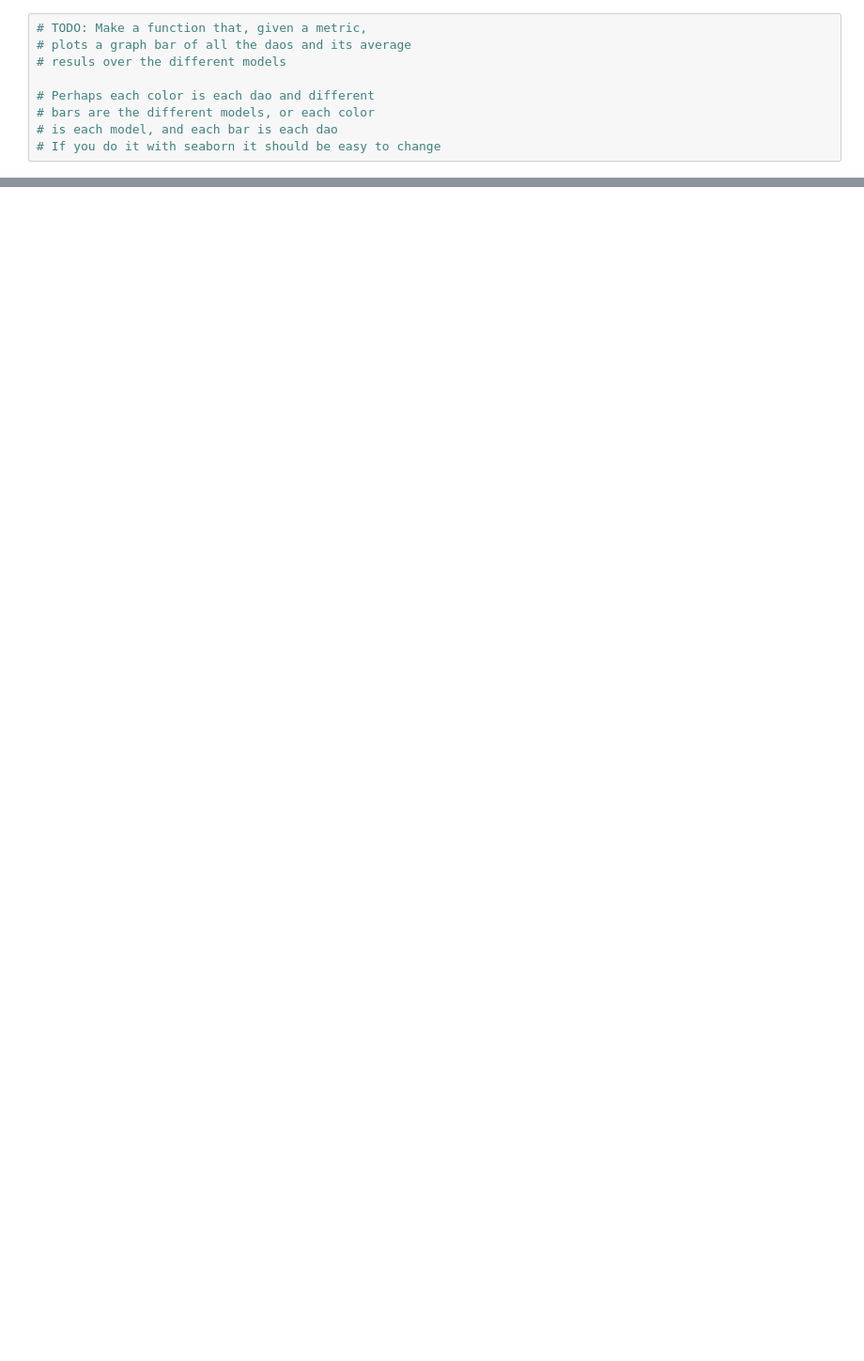
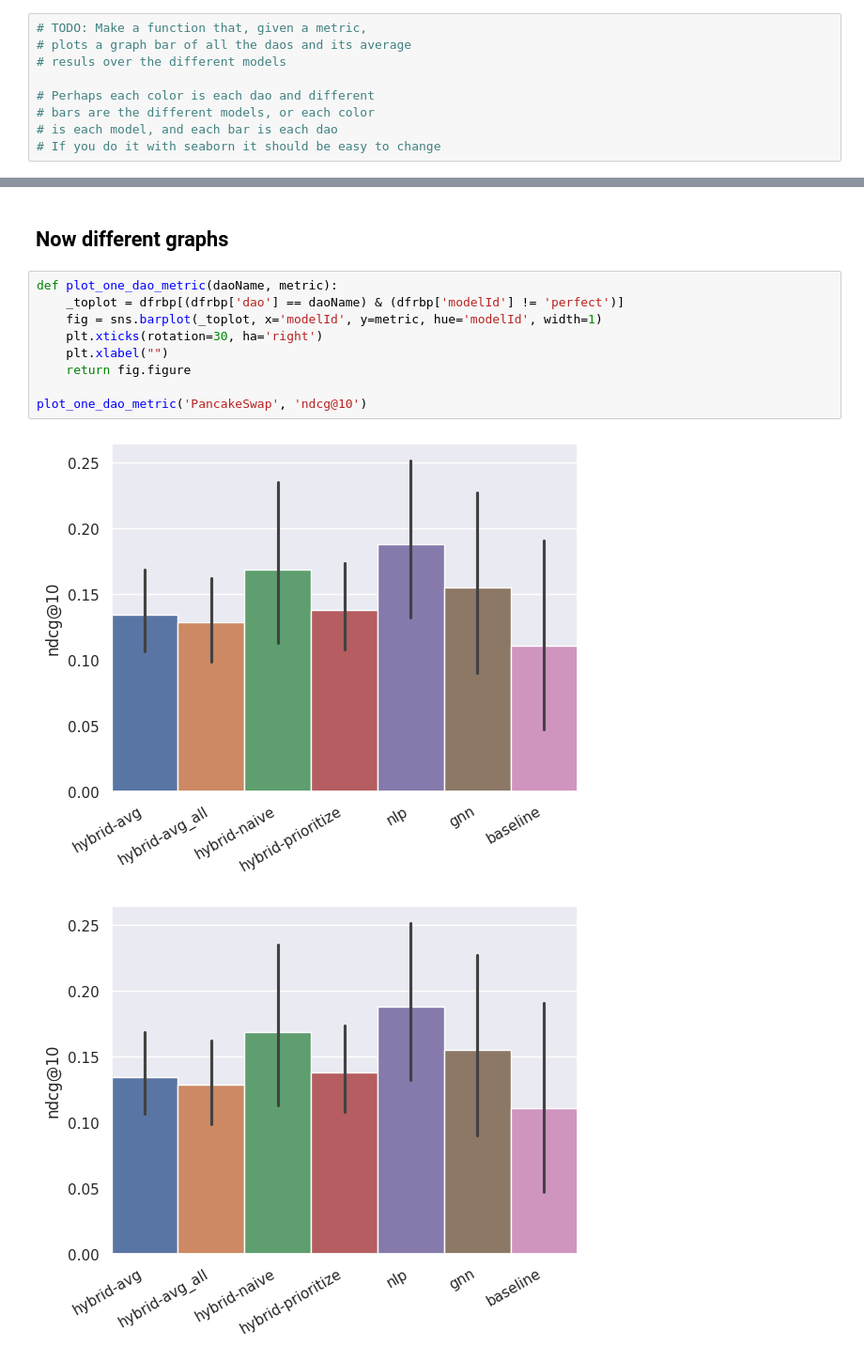
Before and after one commit to daviddavo/upm-tfm-notebooks, a Jupyter notebook: 40_results_all.ipynb, the cells around one changed output, grey strips where cells are left out. Shown at 94% size. Cells and saved outputs as stored; diff of their text form; blank space fills up the shorter version.

```diff
--- a/40_results_all.ipynb
+++ b/40_results_all.ipynb
@@ -184,0 +194,14 @@ plot_all_daos_metric('precision@5')
+# %% [markdown]
+## Now different graphs
+# %%
+def plot_one_dao_metric(daoName, metric):
+    _toplot = dfrbp[(dfrbp['dao'] == daoName) & (dfrbp['modelId'] != 'perfect')]
+    fig = sns.barplot(_toplot, x='modelId', y=metric, hue='modelId', width=1)
+    plt.xticks(rotation=30, ha='right')
+    plt.xlabel("")
+    return fig.figure
+
+plot_one_dao_metric('PancakeSwap', 'ndcg@10')
+# %% [output]
+[figure, added]
+[figure, added]
```
Also changed, not shown: parts of 9 cells of this notebook.
